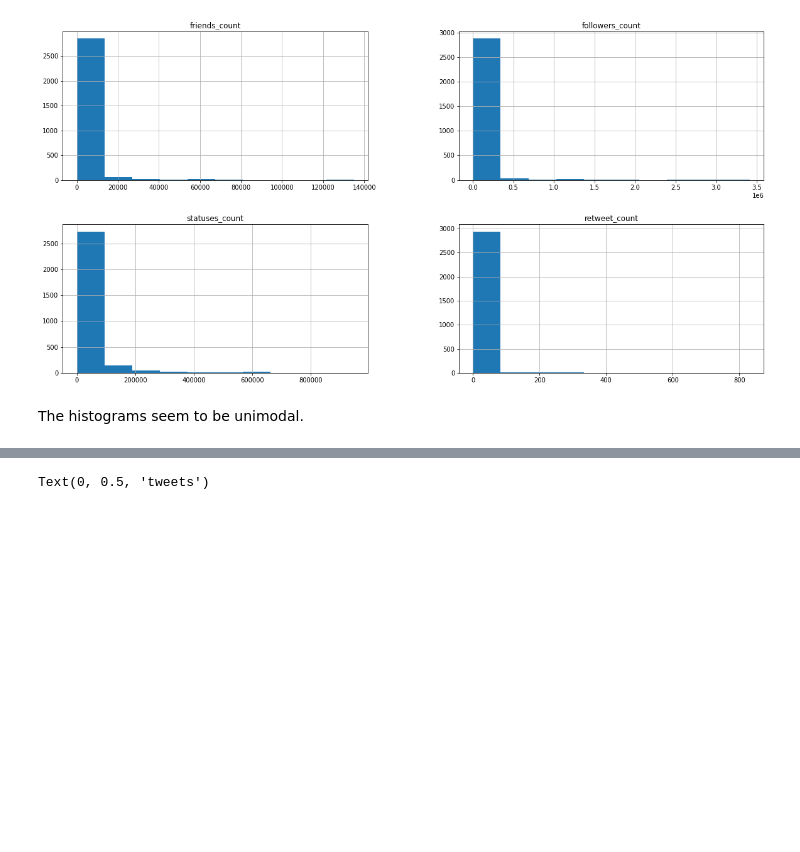
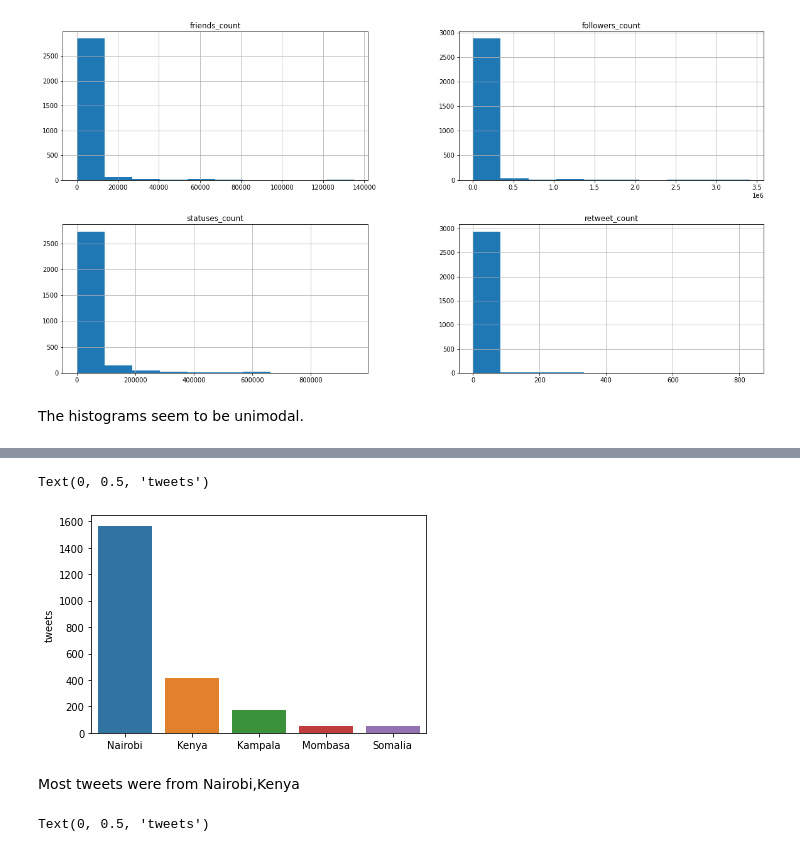
Before and after one commit to Mildredkulei7/Crime-Analysis-, a Jupyter notebook: Exploratory_Analysis.ipynb, the cells around one changed output, grey strips where cells are left out. Drawn from its saved outputs; the diff is of its cells as text; code cells hidden in the pictures; blank space fills up the shorter version.

```diff
--- a/Exploratory_Analysis.ipynb
+++ b/Exploratory_Analysis.ipynb
@@ -158,3 +193,15 @@ The histograms seem to be unimodal.
+# %%
+# let us see how the labels are distributed in our dataset
+# view data distribution for class imbalance
+# checking the class balance of our
+x= crime_df.Town_name.value_counts(ascending=False).iloc[:5]
+sns.barplot(x.index,x)
+plt.gca().set_ylabel('tweets')
+# %% [output]
+Text(0, 0.5, 'tweets')
+[figure, added]
+# %% [markdown]
+Most tweets were from Nairobi,Kenya
 # %%
 # let us see how the labels are distributed in our dataset
 # view data distribution for class imbalance
```
Also changed, not shown: parts of 8 cells of this notebook.
